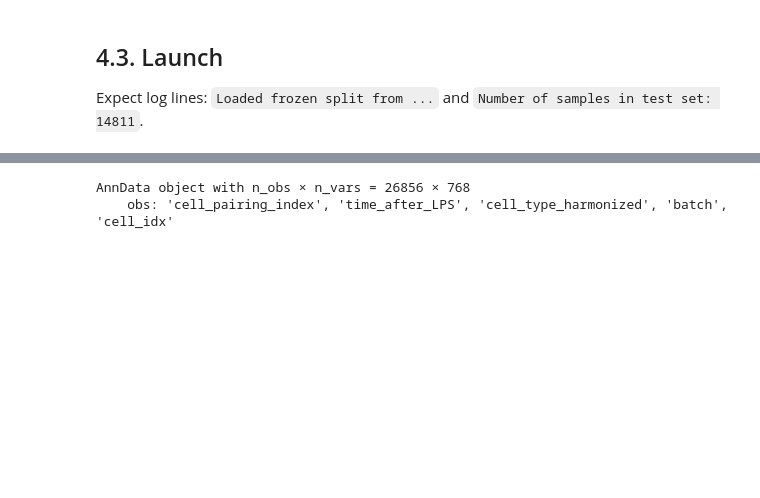
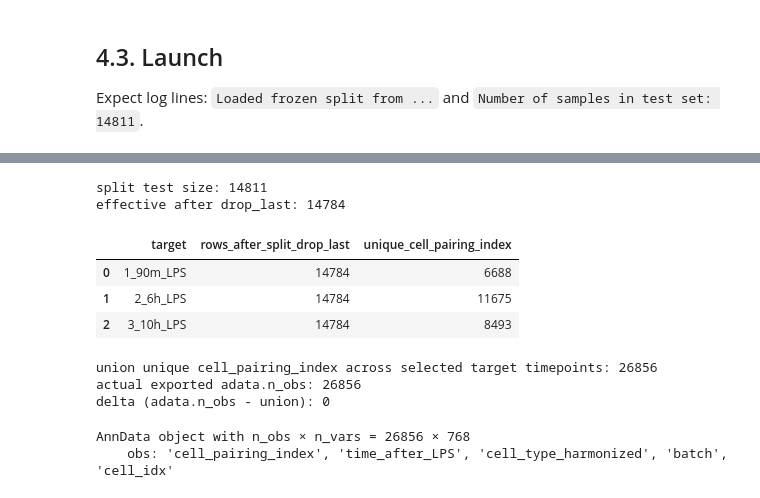
Before and after one commit to kocemir/Perturbgen, a Jupyter notebook: docs/examples/04_GeneEmbedding_Extraction.ipynb, the cells around one changed output, grey strips where cells are left out. Cells and saved outputs as stored; diff of their text form; code cells hidden in the pictures; blank space fills up the shorter version.

```diff
--- a/docs/examples/04_GeneEmbedding_Extraction.ipynb
+++ b/docs/examples/04_GeneEmbedding_Extraction.ipynb
@@ -258,3 +265,68 @@ obsm keys: ['cls_embeddings']
+# %%
+import pickle
+from datasets import load_from_disk
+
+with open(SPLIT_PATH, "rb") as f:
+    split_payload = pickle.load(f)
+
+test_idx = np.asarray(split_payload["test_indices"], dtype=np.int64)
+raw_test_n = int(test_idx.size)
+
+effective_test_n = (raw_test_n // BATCH_SIZE) * BATCH_SIZE  # test loader uses drop_last=True
+trimmed_idx = test_idx[:effective_test_n]
+
+print("split test size:", raw_test_n)
+print("effective after drop_last:", effective_test_n)
+
+per_tp_rows = {}
+per_tp_unique = {}
+union_ids = set()
+
+for tp in PRED_TPS:
+    ds_path = Path(TGT_DATASET_FOLDER) / f"{tp}_" if False else None
+
+# Build target dataset names exactly like tokenization outputs: 1_90m_LPS, 2_6h_LPS, 3_10h_LPS
+tgt_paths = sorted(Path(TGT_DATASET_FOLDER).glob("*.dataset"))
+name_by_tp = {}
+for p in tgt_paths:
+    stem = p.stem
+    tp_key = stem.split("_", 1)[0]
+    name_by_tp[tp_key] = stem
+
+rows = []
+for tp in PRED_TPS:
+    stem = name_by_tp[str(tp)]
+    ds = load_from_disk(str(Path(TGT_DATASET_FOLDER) / f"{stem}.dataset"))
+    sub = ds.select(trimmed_idx.tolist())
+    pair_ids = [int(x) for x in sub["cell_pairing_index"]]
+    uniq = set(pair_ids)
+
+    per_tp_rows[stem] = len(pair_ids)
+    per_tp_unique[stem] = len(uniq)
+    union_ids |= uniq
+
+    rows.append({
+        "target": stem,
+        "rows_after_split_drop_last": len(pair_ids),
+        "unique_cell_pairing_index": len(uniq),
+    })
+
+consistency_df = pd.DataFrame(rows)
+display(consistency_df)
+
+print("union unique cell_pairing_index across selected target timepoints:", len(union_ids))
+print("actual exported adata.n_obs:", adata.n_obs)
+print("delta (adata.n_obs - union):", int(adata.n_obs - len(union_ids)))
+# %% [output]
+split test size: 14811
+effective after drop_last: 14784
+|  | target | rows_after_split_drop_last | unique_cell_pairing_index |
+| 0 | 1_90m_LPS | 14784 | 6688 |
+| 1 | 2_6h_LPS | 14784 | 11675 |
+| 2 | 3_10h_LPS | 14784 | 8493 |
+union unique cell_pairing_index across selected target timepoints: 26856
+actual exported adata.n_obs: 26856
+delta (adata.n_obs - union): 0
 # %%
 adata_emb = ad.AnnData(X=adata.obsm["cls_embeddings"].copy(), obs=adata.obs.copy())
 
```
Also changed, not shown: parts of 16 cells of this notebook, 29 other files.
